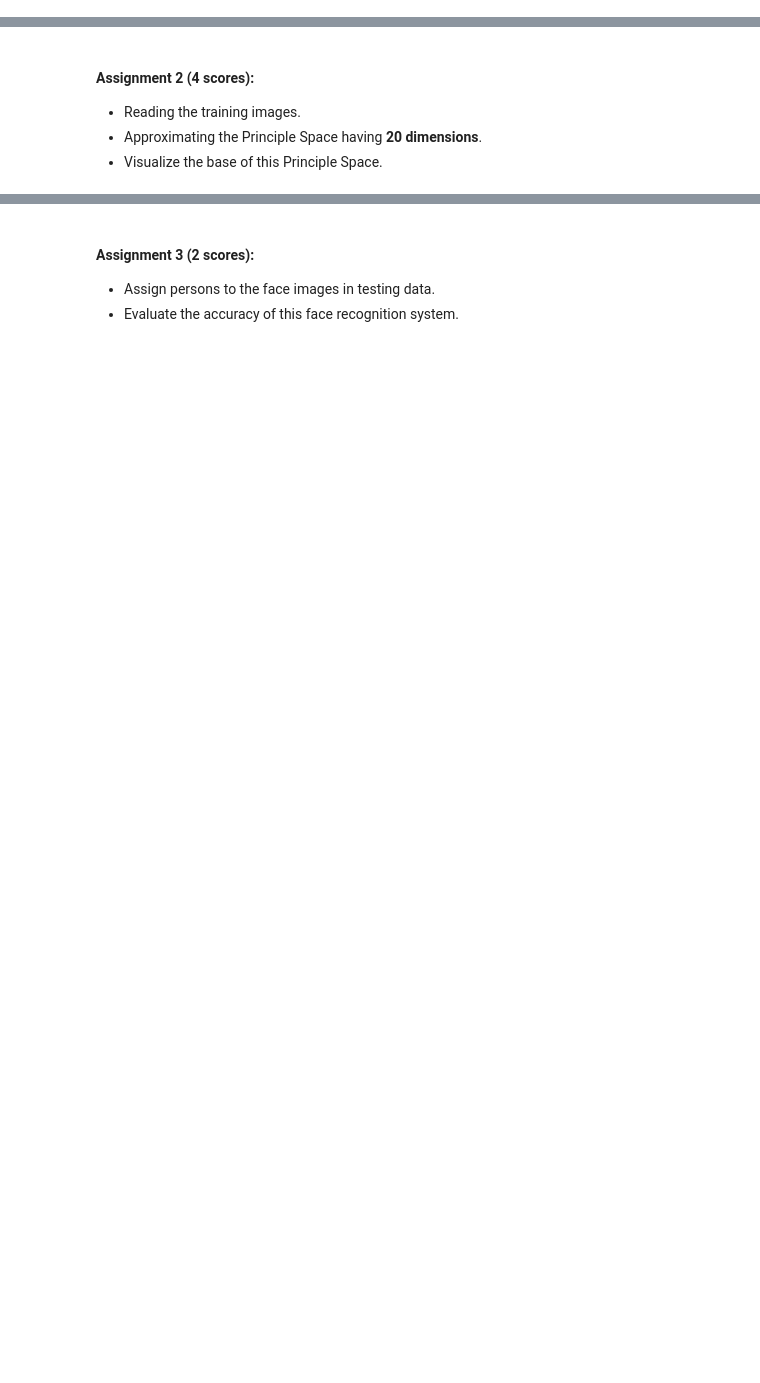
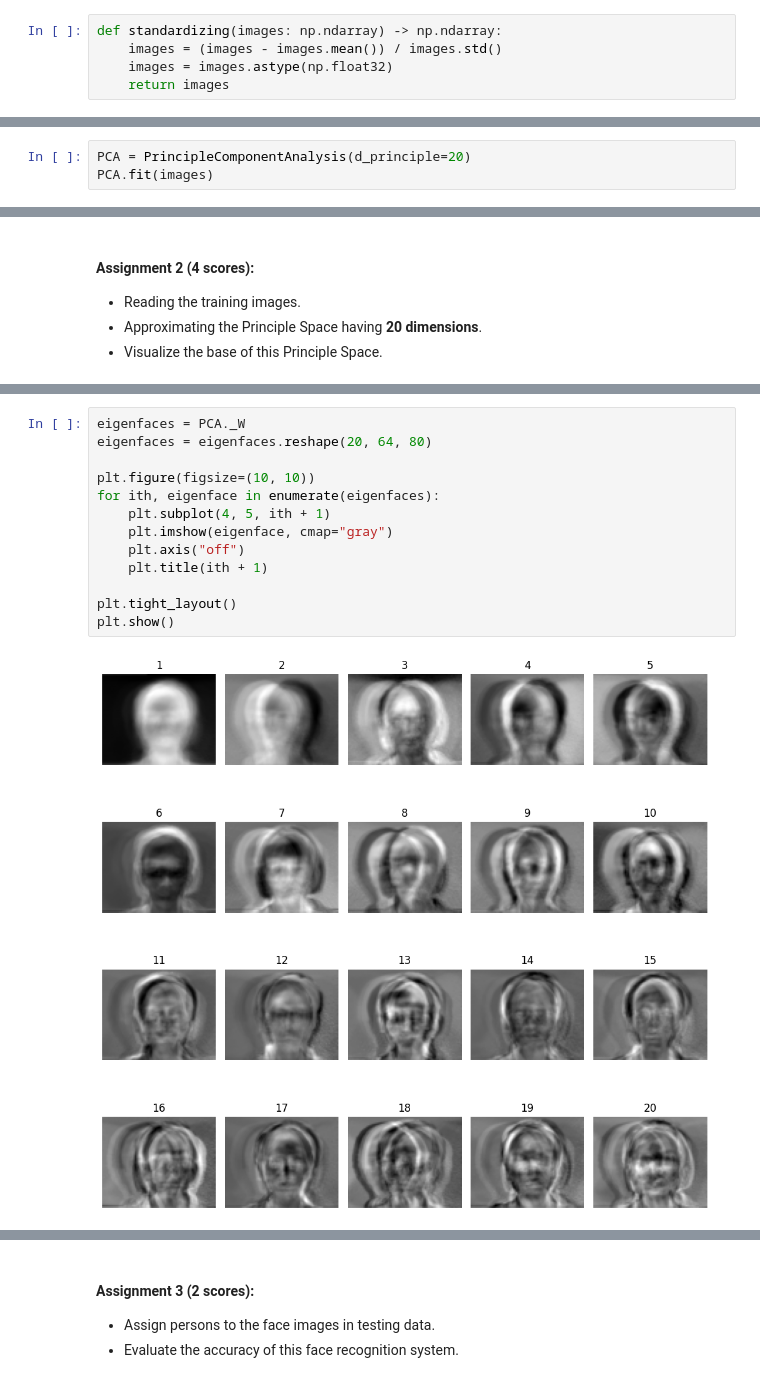
Before and after one commit to funaLee/DS102, a Jupyter notebook: LAB04/assignment.ipynb, the cells around one changed output, grey strips where cells are left out. Cells and saved outputs as stored; diff of their text form; blank space fills up the shorter version.

```diff
--- a/LAB04/assignment.ipynb
+++ b/LAB04/assignment.ipynb
@@ -39,3 +51,8 @@ for person in data:
+# %%
+def standardizing(images: np.ndarray) -> np.ndarray:
+    images = (images - images.mean()) / images.std()
+    images = images.astype(np.float32)
+    return images
 # %% [markdown]
 ### Face Detection using PCA
 
@@ -44,0 +149,3 @@ Using PCA mechanism to correctly assign the face images to persons on the [Yale
+# %%
+PCA = PrincipleComponentAnalysis(d_principle=20)
+PCA.fit(images)
@@ -49,0 +171,15 @@ Using PCA mechanism to correctly assign the face images to persons on the [Yale
+# %%
+eigenfaces = PCA._W
+eigenfaces = eigenfaces.reshape(20, 64, 80)
+
+plt.figure(figsize=(10, 10))
+for ith, eigenface in enumerate(eigenfaces):
+    plt.subplot(4, 5, ith + 1)
+    plt.imshow(eigenface, cmap="gray")
+    plt.axis("off")
+    plt.title(ith + 1)
+
+plt.tight_layout()
+plt.show()
+# %% [output]
+[figure, added]
```
Also changed, not shown: parts of 30 cells of this notebook.
